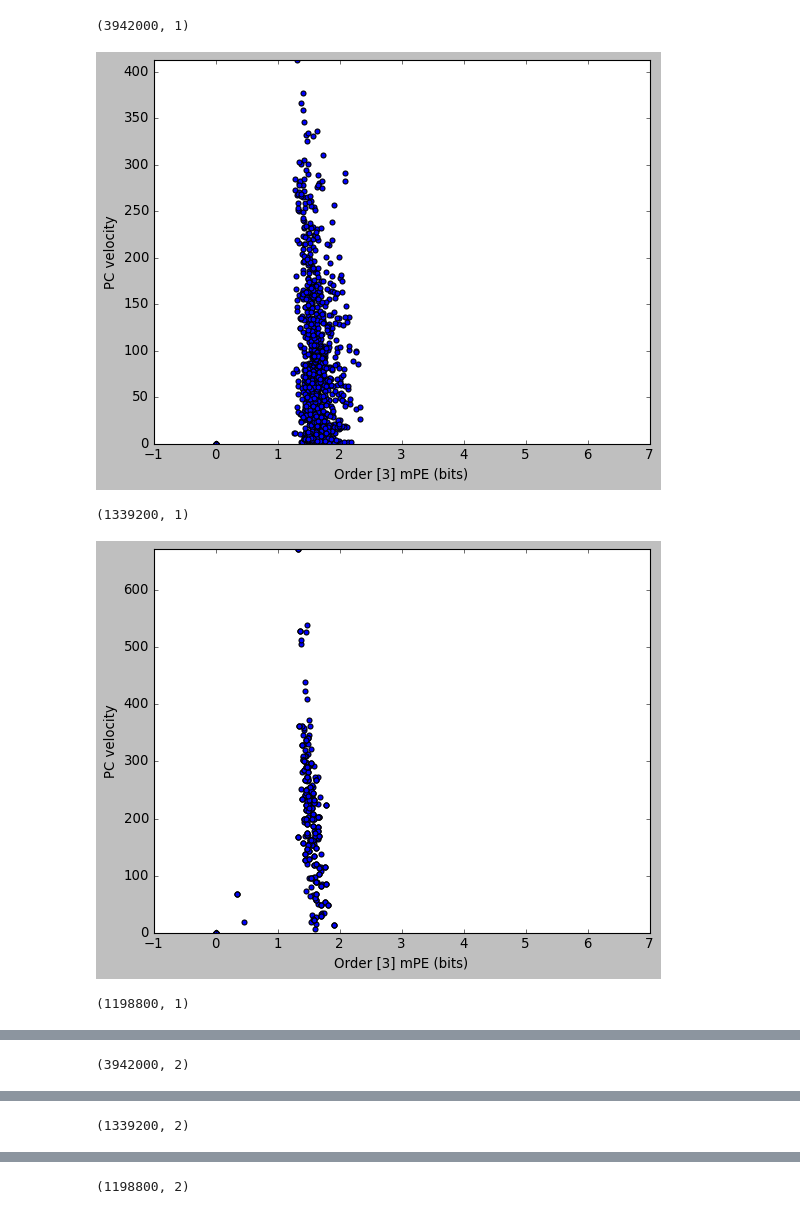
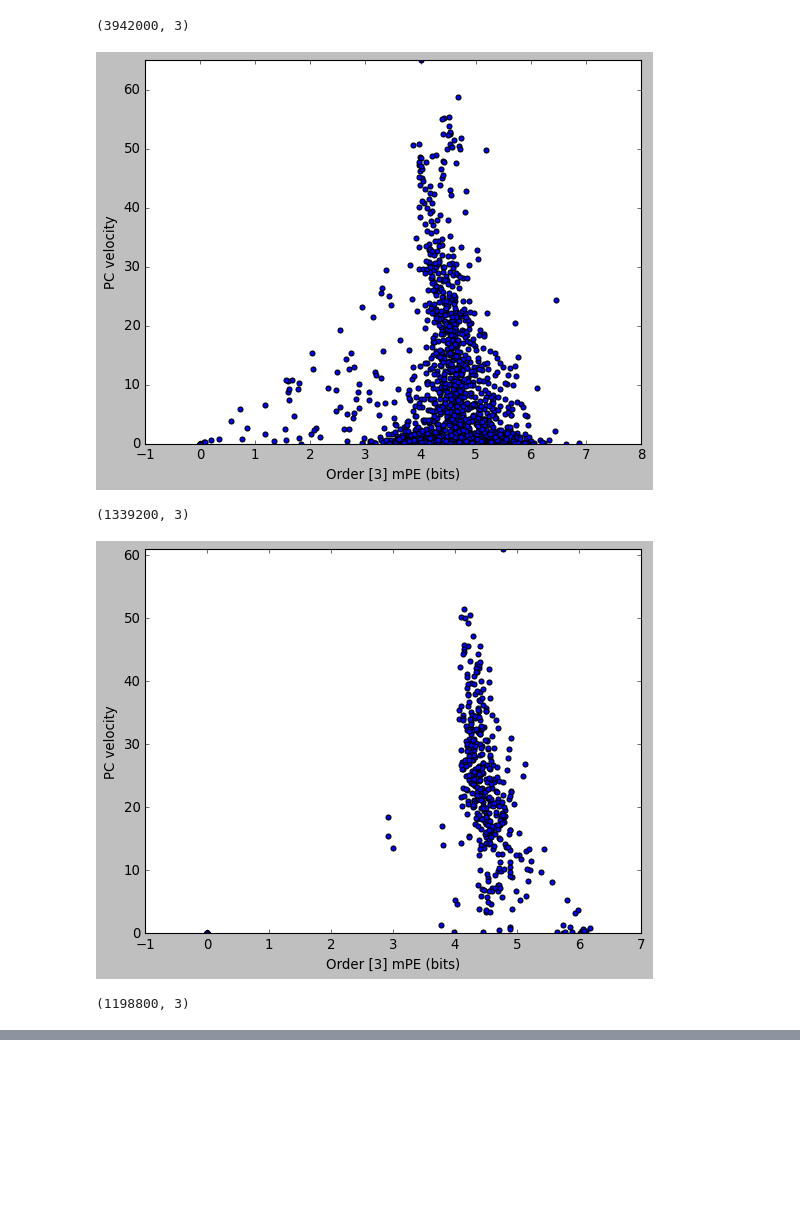
Before and after one commit to laporastrelli/Final_Year_Project, a Jupyter notebook: entropy_analysis/entropy_vs_velocity.ipynb, the cells around one changed output, grey strips where cells are left out. Saved outputs shown, nothing was run; the diff lists cells and outputs as text; code cells hidden in the pictures; blank space fills up the shorter version.

```diff
--- a/entropy_analysis/entropy_vs_velocity.ipynb
+++ b/entropy_analysis/entropy_vs_velocity.ipynb
@@ -172,8 +134,11 @@ def get_vel_matrix_(trajectory, bins_number, traj_number, orders, least_varaince
 ###################################################################################################################################################
 
 block_lengths = [sum(lengths[i*4:(i*4)+4]) for i in range(3)]
-PCs = np.arange(1,5)
+# PCs = np.arange(1,5)
+PCs = [3]
 modes = ['normal', 'caffeine', 'amphetamine']
+use_PCA = False
+dims = [0,1,2]
 
 for n_PC in PCs:
 
@@ -184,39 +149,26 @@ for n_PC in PCs:
         else:
             signal_mode = rats[block_lengths[i-1]:block_lengths[i-1]+block_lengths[i], :]
 
-        for ii in range(4):
+        if use_PCA:
+            for ii in range(4):
 
-            if ii == 0 :
-                signal = signal_mode[0:lengths[(i*4)], :]
-            else:
-                signal = signal_mode[lengths[(i*4) + ii -1]:lengths[(i*4) + ii-1] + lengths[(i*4) + ii], :]
+                if ii == 0 :
+                    signal = signal_mode[0:lengths[(i*4)], :]
+                else:
+                    signal = signal_mode[lengths[(i*4) + ii -1]:lengths[(i*4) + ii-1] + lengths[(i*4) + ii], :]
 
-            pca = PCA(n_components=n_PC)
-            reduced_traj = pca.fit_transform(signal)
+                if ii==0:
+                    rats_reduced = reduced_traj
+                if ii>0:
+                    rats_reduced = np.concatenate((rats_reduced, reduced_traj), axis=0)
 
-             ################ Calculate instantaneous velocity of each datapoint (maybe only consider x-y dims) ################
-            unit_length = 3500
-            fs = 30
-            minutes = 30
-            bin_length = fs*60*minutes
-            traj_number = int(bin_length/unit_length)
-            bins_number = int(reduced_traj.shape[0]/bin_length)
-            order = [3]
-
-            _, vel_matrix = get_vel_matrix_(reduced_traj, bins_number, traj_number, order)
-            path_out = '/rds/general/user/lr4617/home/4th_Year_Project/Final_Report/entropy_analysis/mPE_vs_velocity/' + str(n_PC) + 'PC/velocity_' + modes[i] + '_traj_' + str(i*4 + ii) + '.npy'
-
-            np.save(path_out, vel_matrix)
-
-            if ii==0:
-                rats_reduced = reduced_traj
-            if ii>0:
-                rats_reduced = np.concatenate((rats_reduced, reduced_traj), axis=0)
+        else:
+            rats_reduced = signal_mode[:, dims]
 
         print(rats_reduced.shape)
 
         ################ Calculate instantaneous velocity of each datapoint (maybe only consider x-y dims) ################
-        unit_length = 3500
+        unit_length = 3000
         fs = 30
         minutes = 30
         bin_length = fs*60*minutes
@@ -225,35 +177,35 @@ for n_PC in PCs:
         order = [3]
 
         mPE_vector, vel_matrix = get_vel_matrix_(rats_reduced, bins_number, traj_number, order)
 
         ################ plotting bin-velocity against corresponding mPE and polynomial fit ################
         vel_vector = vel_matrix.flatten()
         mPE_vector_ = mPE_vector.flatten()
 
         p = np.polyfit(mPE_vector_, vel_vector, 2)
 
         if order[0] == 3:
             x_new = np.linspace(4,5.8,200)
         else:
             x_new = np.linspace(6,9.2,200)
 
         ffit = np.polyval(p, x_new)
 
         fig = plt.figure()
 
         plt.scatter(mPE_vector_, 1000*vel_vector)
         # plt.plot(x_new, 1000*ffit)
 
         plt.xlabel('Order ' + str(order) + ' mPE (bits)')
         plt.ylabel('PC velocity')
         plt.ylim([0, 1000*np.max(vel_vector)])
 
         path_out = '/rds/general/user/lr4617/home/4th_Year_Project/Final_Report/entropy_analysis/mPE_vs_velocity/' + str(n_PC) + 'PC/en_ve' + modes[i] + '.png'
         plt.savefig(path_out)
         plt.show()
 # %% [output]
-(3942000, 1)
+(3942000, 3)
-[figure, old version]
+[figure, new version]
-(1339200, 1)
+(1339200, 3)
-[figure, old version]
+[figure, new version]
-(1198800, 1)
+(1198800, 3)
@@ -261 +212,0 @@ for n_PC in PCs:
-(3942000, 2)
@@ -263 +212,0 @@ for n_PC in PCs:
-(1339200, 2)
@@ -265 +212,0 @@ for n_PC in PCs:
-(1198800, 2)
```
Also changed, not shown: parts of 4 cells of this notebook, 12 other files.
